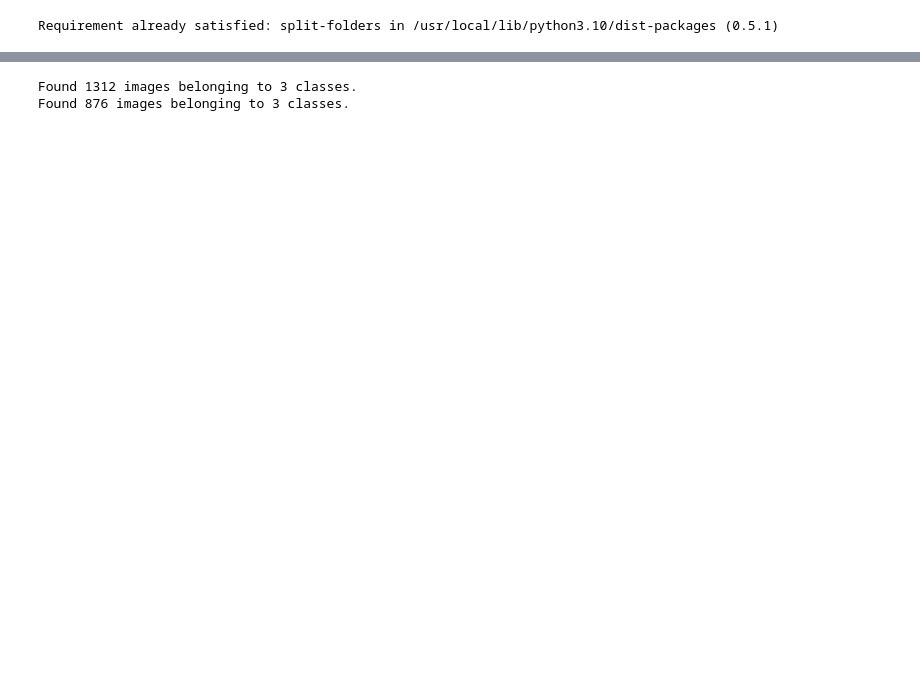
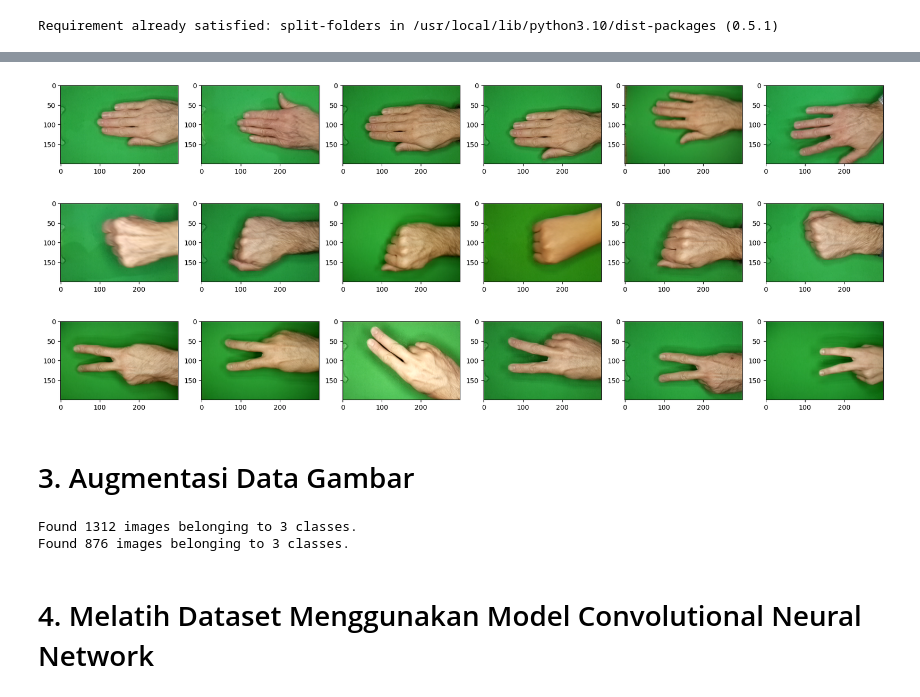
Before and after one commit to dzaky-pr/ProyekAkhirDicodingML, a Jupyter notebook: ProyekAkhirDicodingDzaky.ipynb, the cells around one changed output, grey strips where cells are left out. Drawn from its saved outputs; the diff is of its cells as text; code cells hidden in the pictures; blank space fills up the shorter version.

```diff
--- a/ProyekAkhirDicodingDzaky.ipynb
+++ b/ProyekAkhirDicodingDzaky.ipynb
@@ -45,3 +102,42 @@ import splitfolders
 splitfolders.ratio("/tmp/rockpaperscissors/rps-cv-images", output="/tmp/rockpaperscissors/split",
     seed=1337, ratio=(.6, .4), group_prefix=None, move=False) # default values
+# %%
+training_paper_dir = os.path.join(train_dir, 'paper')
+training_rock_dir = os.path.join(train_dir, 'rock')
+training_scissors_dir = os.path.join(train_dir, 'scissors')
+
+validation_paper_dir = os.path.join(validation_dir, 'paper')
+validation_rock_dir = os.path.join(validation_dir, 'rock')
+validation_scissors_dir = os.path.join(validation_dir, 'scissors')
+# %%
+paper_imgs = os.listdir(training_paper_dir)
+rock_imgs = os.listdir(training_rock_dir)
+scissors_imgs = os.listdir(training_scissors_dir)
+# %%
+plt.figure(figsize=(22, 3))
+for i, img_path in enumerate(paper_imgs[:6]):
+    sp = plt.subplot(1, 6, i+1)
+    img = mpimg.imread(os.path.join(training_paper_dir, img_path))
+    plt.imshow(img)
+plt.show()
+
+plt.figure(figsize=(22, 3))
+for i, img_path in enumerate(rock_imgs[:6]):
+    sp = plt.subplot(1, 6, i+1)
+    img = mpimg.imread(os.path.join(training_rock_dir, img_path))
+    plt.imshow(img)
+plt.show()
+
+plt.figure(figsize=(22, 3))
+for i, img_path in enumerate(scissors_imgs[:6]):
+    sp = plt.subplot(1, 6, i+1)
+    img = mpimg.imread(os.path.join(training_scissors_dir, img_path))
+    plt.imshow(img)
+plt.show()
+# %% [output]
+[figure, added]
+[figure, added]
+[figure, added]
+# %% [markdown]
+# 3. Augmentasi Data Gambar
 # %%
@@ -72,6 +173,8 @@ validation_generator_result = validation_datagenerator.flow_from_directory(
 # %% [output]
 Found 1312 images belonging to 3 classes.
 Found 876 images belonging to 3 classes.
+# %% [markdown]
+# 4. Melatih Dataset Menggunakan Model Convolutional Neural Network
 # %%
 model = tf.keras.models.Sequential([
     tf.keras.layers.Conv2D(16, (3,3), activation='relu', input_shape=(150, 150, 3)),
```
Also changed, not shown: parts of 27 cells of this notebook.
